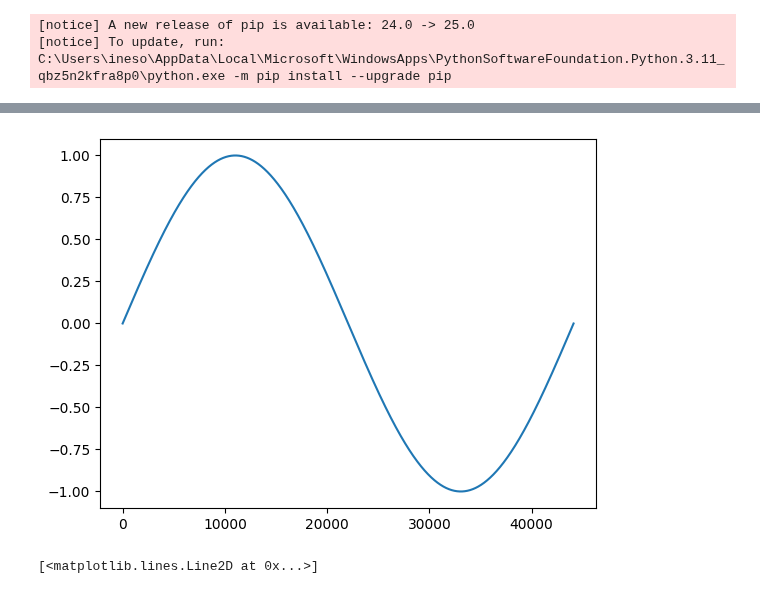
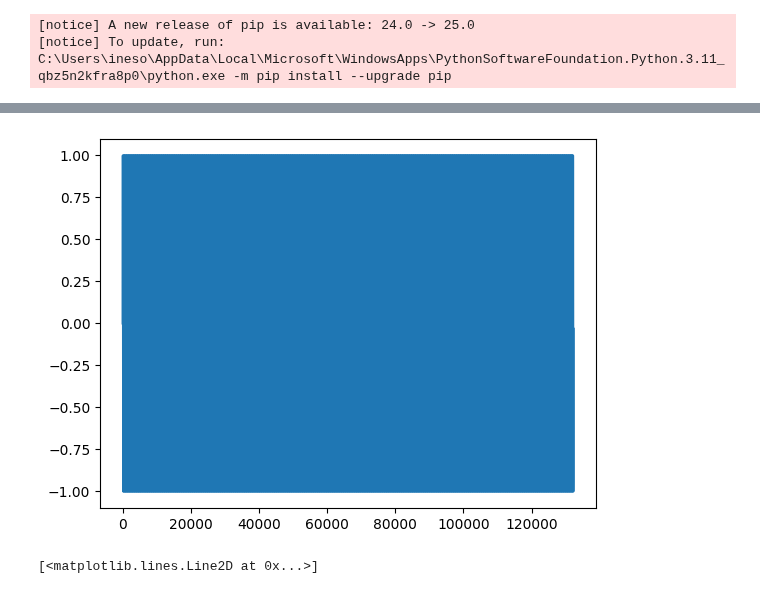
Before and after one commit to Adelpozo04/Informatica-Musical, a Jupyter notebook: Practica 1/p1.ipynb, the cells around one changed output, grey strips where cells are left out. Drawn from its saved outputs; the diff is of its cells as text; code cells hidden in the pictures.

```diff
--- a/Practica 1/p1.ipynb
+++ b/Practica 1/p1.ipynb
@@ -82,7 +82,7 @@ def sinusoidal(dur, frec, amp, fase):
     # array vacio
     #noise = np.empty(dur*SRATE)
     soporte = np.arange(dur*SRATE)
-    noise = np.sin((((2*np.pi*soporte)*frec)/SRATE*dur) + fase)
+    noise = np.sin(((2*np.pi*soporte*frec)/SRATE) + fase)
 
     plt.plot(soporte, noise)   #100 primeras muestras
 
@@ -92,18 +92,18 @@ def sinusoidal(dur, frec, amp, fase):
 # para aumentar la fase sumar en el argumento del seno
 # %%
 
-dur = 1
-freq = 1
+dur = 3
+freq = 220
 fase = 2*np.pi
 amp = 1
 
 data = sinusoidal(dur,freq, amp,fase)
 
-data * 0.5
+
 sd.play(data, SRATE)
 sd.wait()
 # %% [output]
-[figure, old version]
+[figure, new version]
 # %%
 #ejercicio 3
 def osc(dur, freq=1, amp=1, phase = 0):
```
Also changed, not shown: parts of 3 cells of this notebook.
